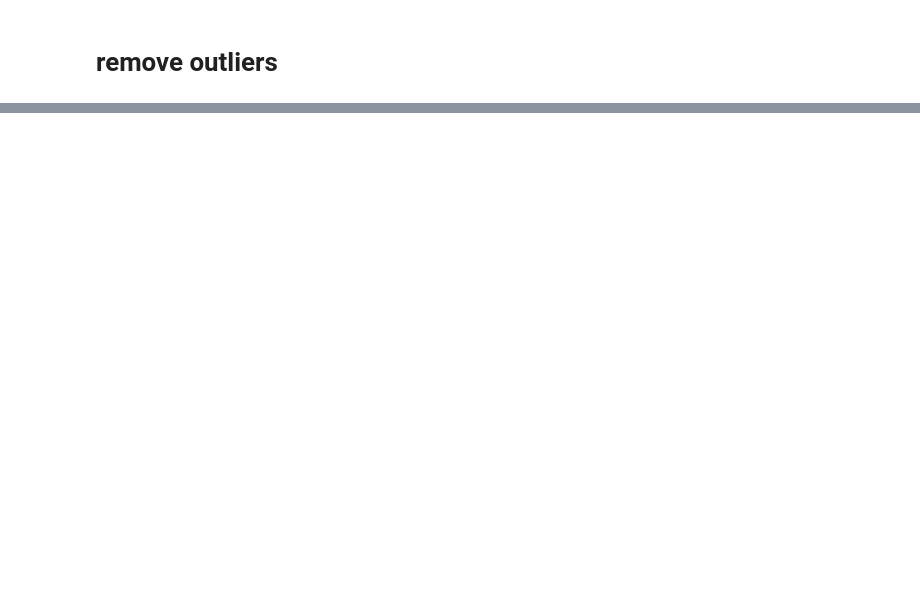
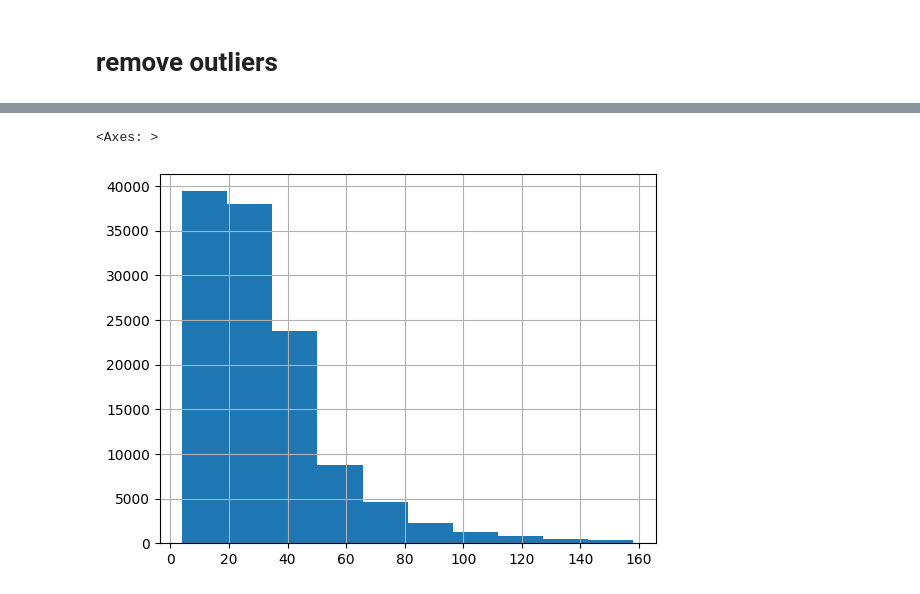
Before and after one commit to kaufman79/wines_data_analysis, a Jupyter notebook: main.ipynb, the cells around one changed output, grey strips where cells are left out. Cells and saved outputs as stored; diff of their text form; code cells hidden in the pictures; blank space fills up the shorter version.

```diff
--- a/main.ipynb
+++ b/main.ipynb
@@ -119,0 +176,5 @@ correlation of price to points: 0.4161667418606219
+# %%
+df_sine_outliers["price"].hist()
+# %% [output]
+<Axes: >
+[figure, added]
```
Also changed, not shown: parts of 12 cells of this notebook.
